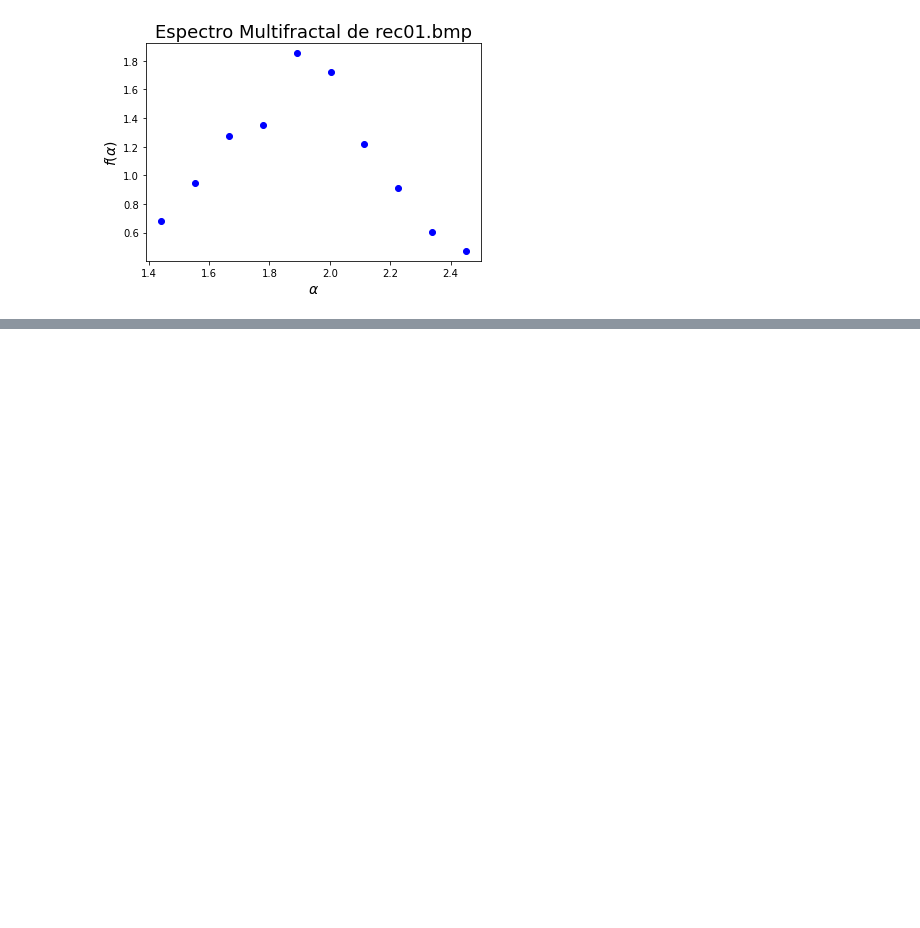
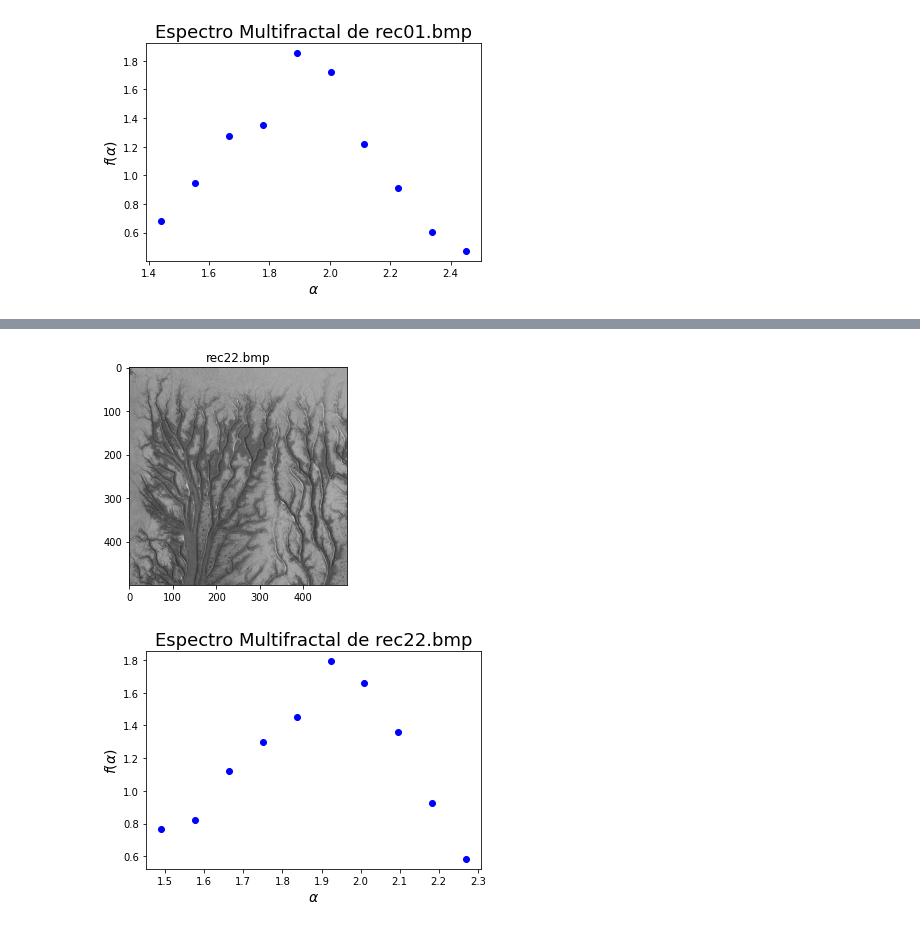
Before and after one commit to JuanCruzFM/Procesamiento-Digital-de-Imagenes, a Jupyter notebook: MultifractalBoxDimension.ipynb, the cells around one changed output, grey strips where cells are left out. Saved outputs shown, nothing was run; the diff lists cells and outputs as text; code cells hidden in the pictures; blank space fills up the shorter version.

```diff
--- a/MultifractalBoxDimension.ipynb
+++ b/MultifractalBoxDimension.ipynb
@@ -194,0 +223,25 @@ plt.show()
+# %%
+imagen_2='rec22.bmp'
+Imagen_2=Image.open(imagen_2).convert('L')
+ArregloImagen_2=np.array(Imagen_2).astype(int)
+
+plt.imshow(ArregloImagen_2,cmap='gray')
+plt.title(imagen_2)
+plt.show()
+
+AlfaImagen_2=Alfa_Imagen_Suma(ArregloImagen_2,20)
+
+VC_2,PC_2,C_2=MaxMin(AlfaImagen_2,10)
+
+AlfaImagenCuant_2=DAlfa(AlfaImagen_2,PC_2,VC_2,C_2)
+
+falfa_2=f_alfa(AlfaImagenCuant_2,VC_2,C_2)
+
+plt.plot(VC_2,falfa_2,'bo')
+plt.ylabel(r'$f(\alpha)$',fontsize=14)
+plt.xlabel(r'$ \alpha $',fontsize=14)
+plt.title("Espectro Multifractal de "+imagen_2,fontsize=18)
+plt.show()
+# %% [output]
+[figure, added]
+[figure, added]
```
Also changed, not shown: parts of 22 cells of this notebook.
